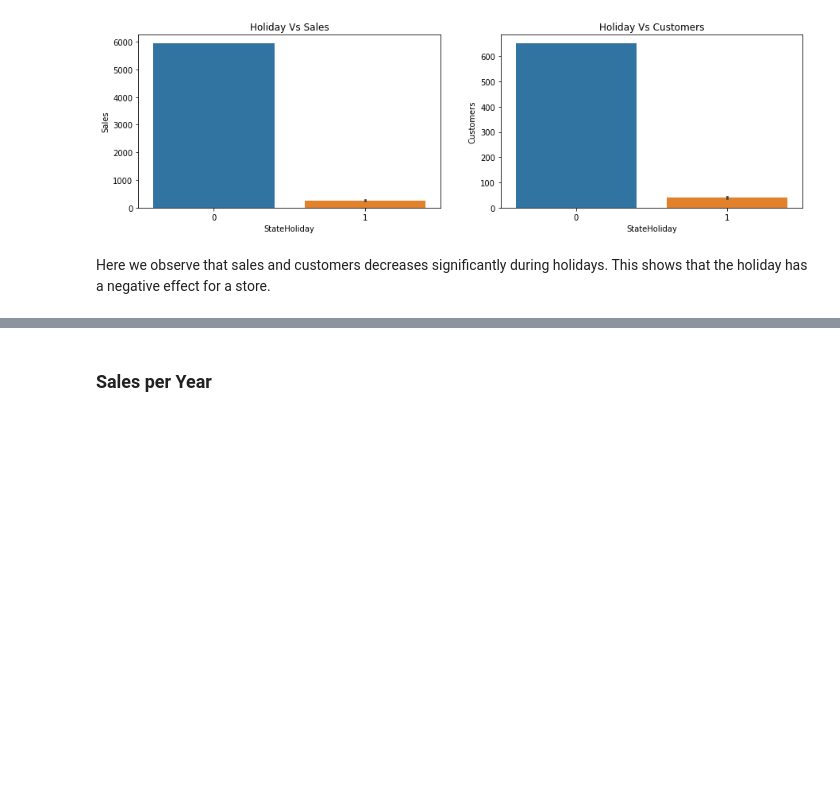
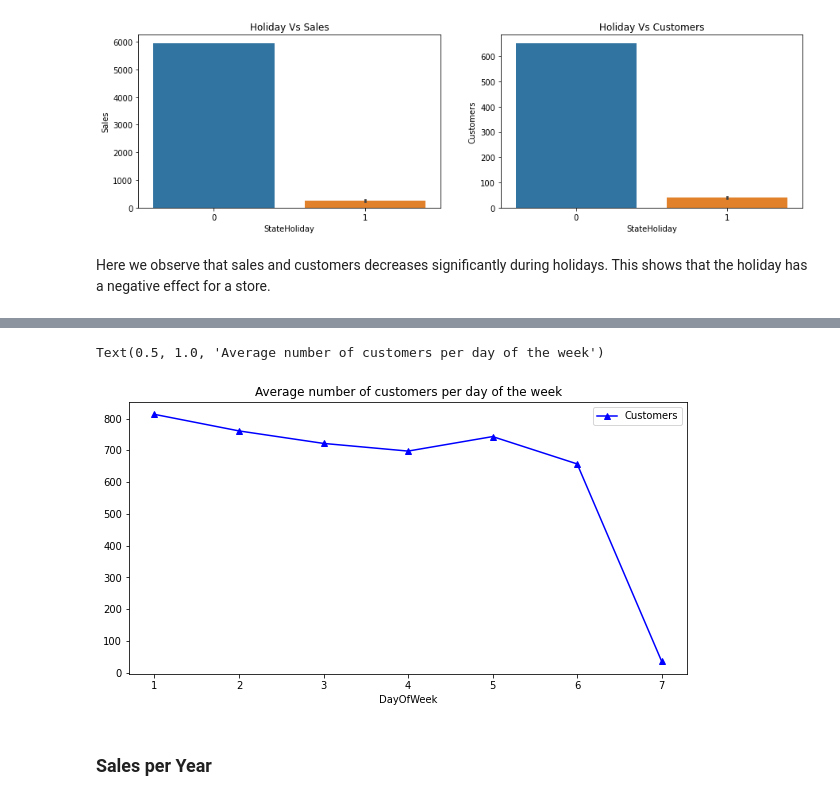
Before and after one commit to rashmi-biswas/ML_Regression_Sales_Prediction, a Jupyter notebook: Rossmann_Sales_Prediction_Capstone_Project.ipynb, the cells around one changed output, grey strips where cells are left out. Cells and saved outputs as stored; diff of their text form; code cells hidden in the pictures; blank space fills up the shorter version.

```diff
--- a/Rossmann_Sales_Prediction_Capstone_Project.ipynb
+++ b/Rossmann_Sales_Prediction_Capstone_Project.ipynb
@@ -533,3 +525,9 @@ Here we observe that sales and customers decreases significantly during holidays
+# %%
+axis = stores_data.groupby('DayOfWeek')[['Customers']].mean().plot(figsize = (10,5), marker = '^', color = 'b')
+axis.set_title('Average number of customers per day of the week')
+# %% [output]
+Text(0.5, 1.0, 'Average number of customers per day of the week')
+[figure, added]
 # %% [markdown]
 ### Sales per Year
 # %%
```
Also changed, not shown: parts of 28 cells of this notebook.
